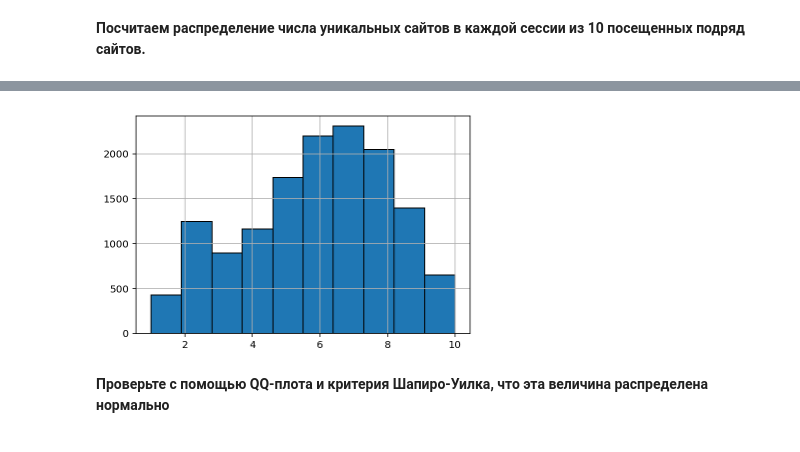
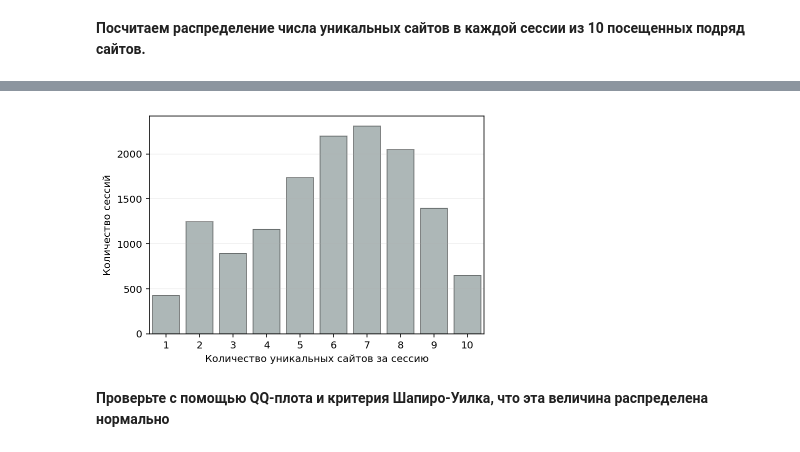
Before and after one commit to armavox/mldaspec, a Jupyter notebook: capstone/project_alice/week2_analysis_hypotheses.ipynb, the cells around one changed output, grey strips where cells are left out. Drawn from its saved outputs; the diff is of its cells as text; code cells hidden in the pictures.

```diff
--- a/capstone/project_alice/week2_analysis_hypotheses.ipynb
+++ b/capstone/project_alice/week2_analysis_hypotheses.ipynb
@@ -343,7 +329,12 @@ dtype: int64
-# %%
-pd.Series(num_unique_sites).hist();
-# %% [output]
-[figure, removed]
+# %%
+import seaborn as sns
+
+s = sns.countplot(num_unique_sites, color='darkslategray', alpha=.4)
+s.set_xlabel('Количество уникальных сайтов за сессию')
+s.set_ylabel('Количество сессий')
+s.grid(True, axis='y', alpha=.2);
+# %% [output]
+[figure, added]
 # %% [markdown]
 **Проверьте с помощью QQ-плота и критерия Шапиро-Уилка, что эта величина распределена нормально**
 # %% [markdown]
```
Also changed, not shown: parts of 8 cells of this notebook, 2 other files.
